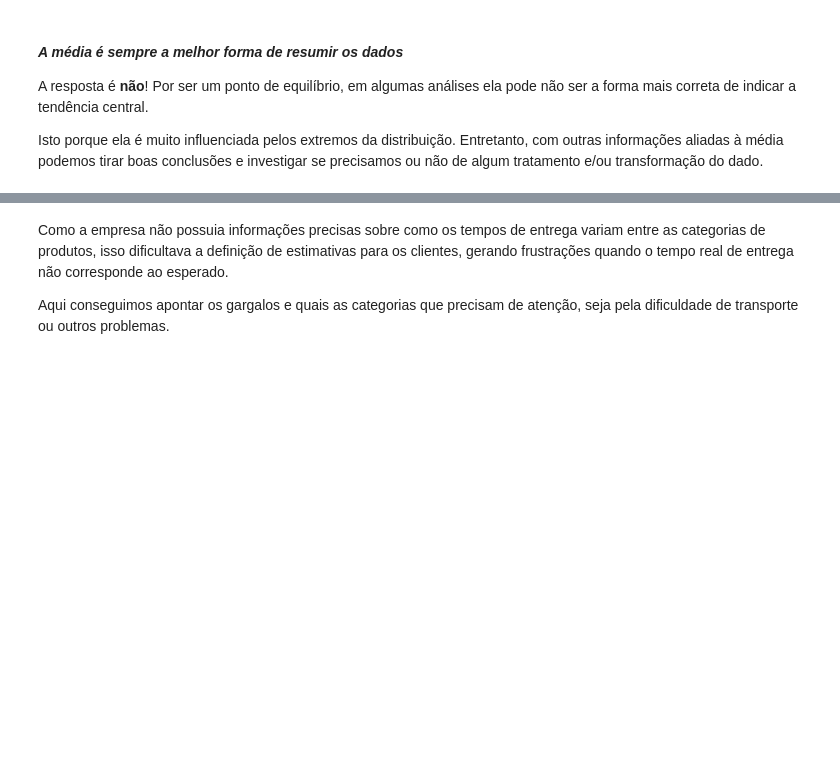
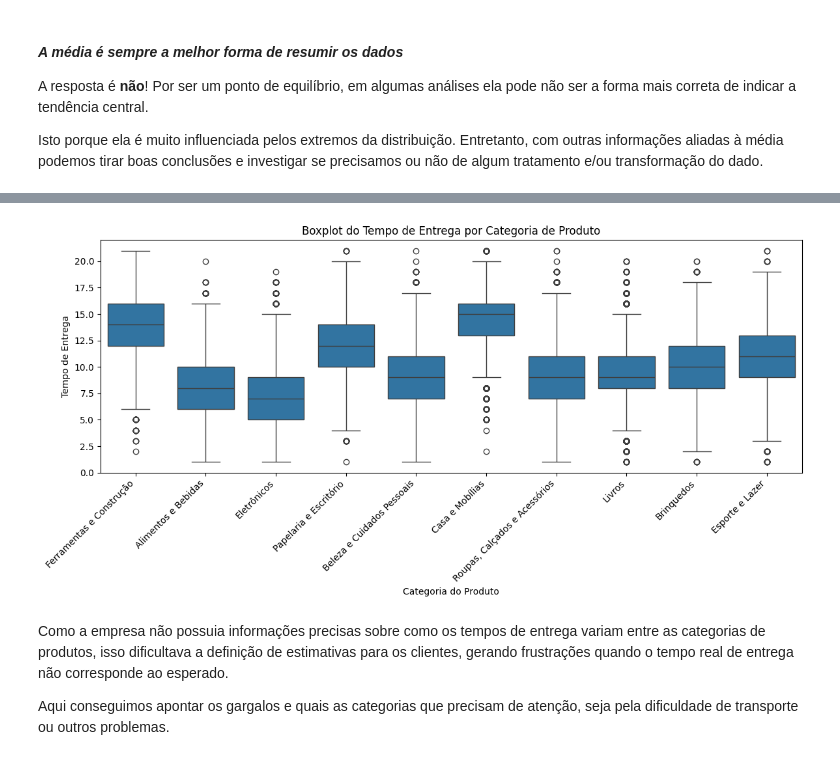
Before and after one commit to mauricioaalmeida/ONE-ETL, a Jupyter notebook: Projeto_Inicial_Estatística_com_Python_frequencias_e_medidas.ipynb, the cells around one changed output, grey strips where cells are left out. Saved outputs shown, nothing was run; the diff lists cells and outputs as text; code cells hidden in the pictures; blank space fills up the shorter version.

```diff
--- a/Projeto_Inicial_Estatística_com_Python_frequencias_e_medidas.ipynb
+++ b/Projeto_Inicial_Estatística_com_Python_frequencias_e_medidas.ipynb
@@ -672,3 +743,15 @@ Isto porque ela é muito influenciada pelos extremos da distribuição. Entretan
+# %%
+import seaborn as sns
+plt.figure(figsize=(12, 6))
+sns.boxplot(data=df, x='categoria_produto', y='tempo_entrega')
+plt.xticks(rotation=45, ha='right')
+plt.title('Boxplot do Tempo de Entrega por Categoria de Produto')
+plt.xlabel('Categoria do Produto')
+plt.ylabel('Tempo de Entrega')
+plt.tight_layout()
+plt.show()
+# %% [output]
+[figure, added]
 # %% [markdown]
 Como a empresa não possuia informações precisas sobre como os tempos de entrega variam entre as categorias de produtos, isso dificultava a definição de estimativas para os clientes, gerando frustrações quando o tempo real de entrega não corresponde ao esperado.
 
```
Also changed, not shown: parts of 27 cells of this notebook.
